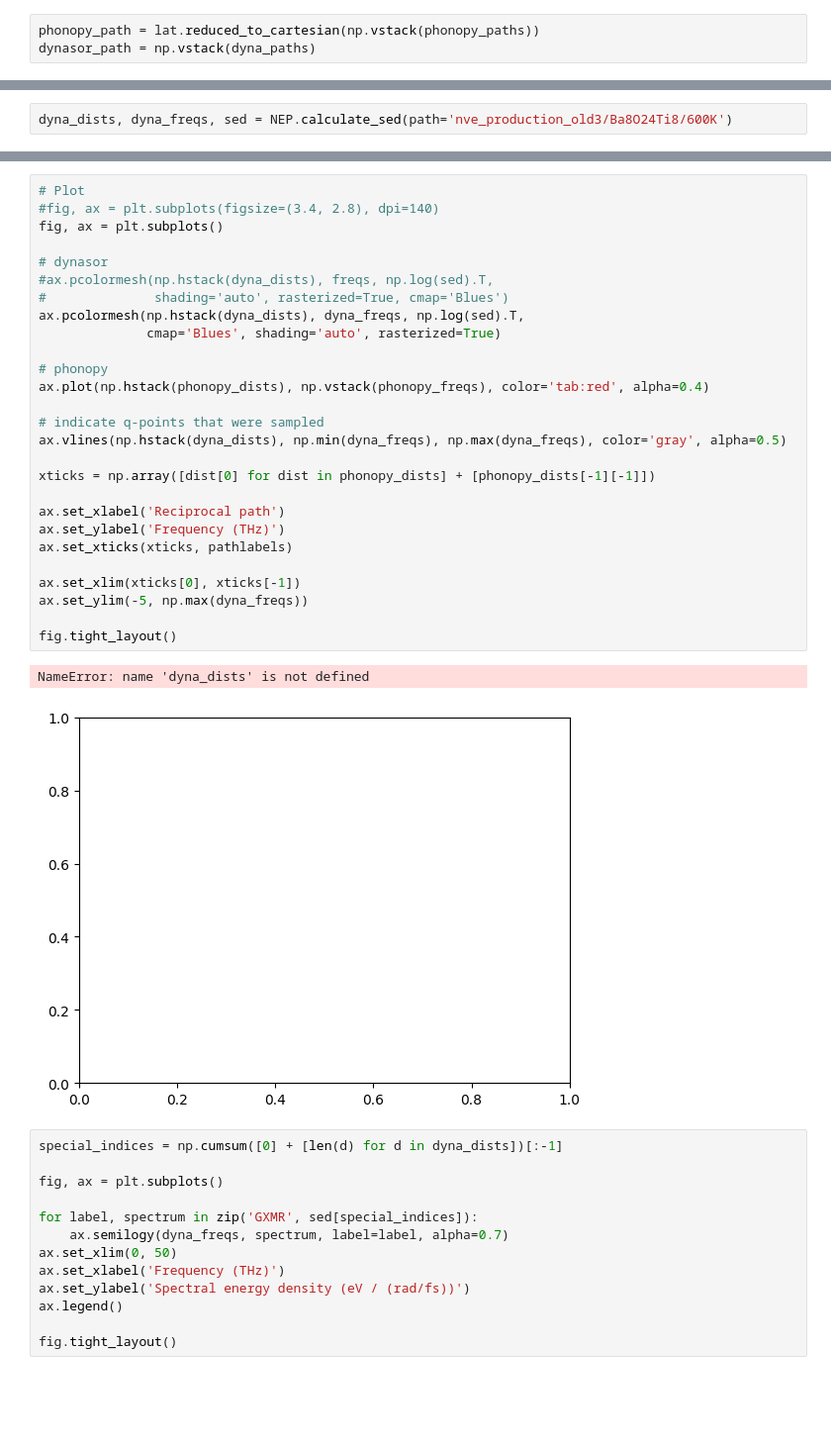
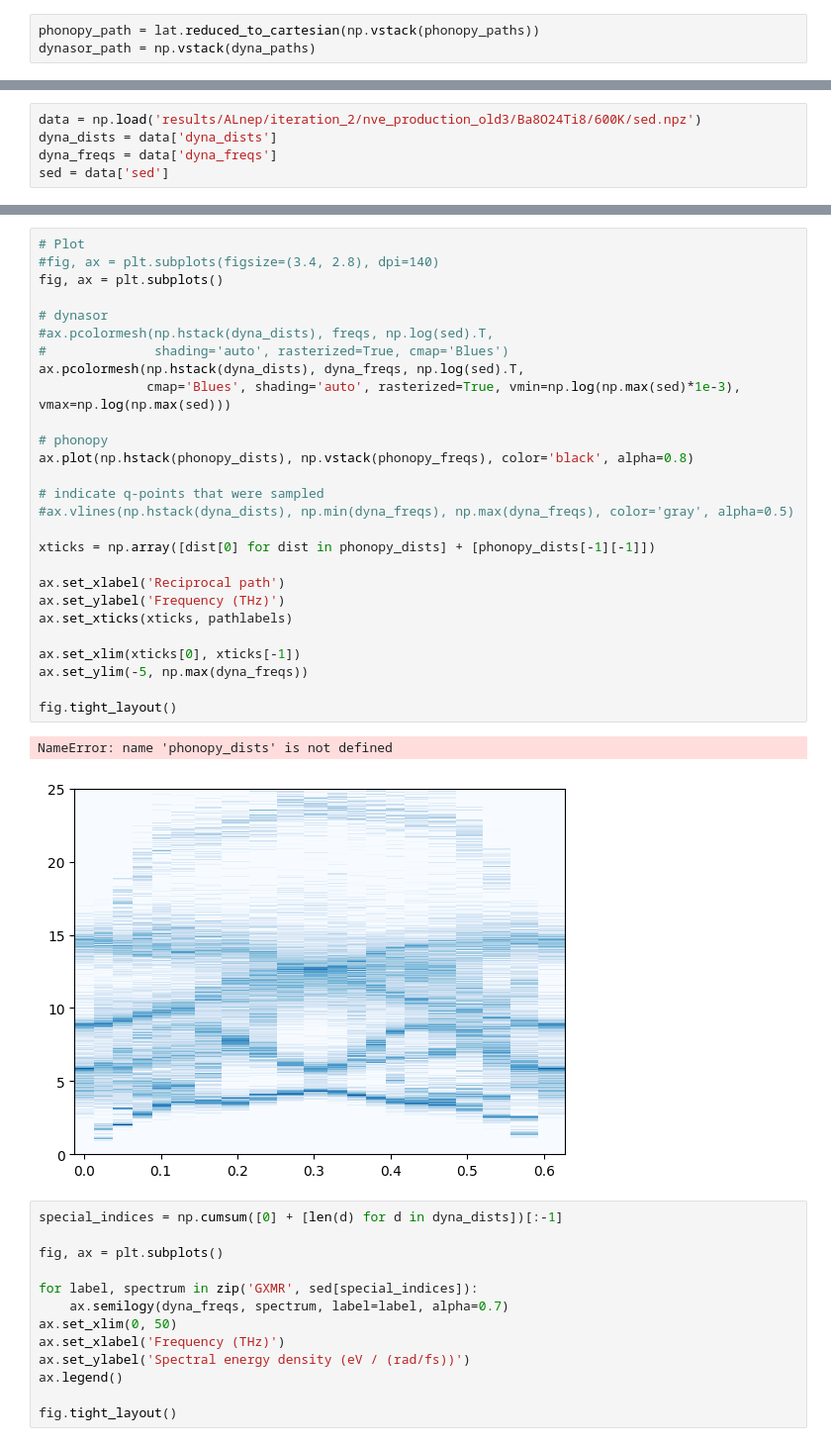
Before and after one commit to ThomasRavnborg/OxideSlabs, a Jupyter notebook: MLtraining.ipynb, the cells around one changed output, grey strips where cells are left out. Shown at 99% size. Drawn from its saved outputs; the diff is of its cells as text; blank space fills up the shorter version.

```diff
--- a/MLtraining.ipynb
+++ b/MLtraining.ipynb
@@ -2005,2 +1936,5 @@ ValueError: ideal_supercell must contain the same number of atoms as the traject
 # %%
-dyna_dists, dyna_freqs, sed = NEP.calculate_sed(path='nve_production_old3/Ba8O24Ti8/600K')
+data = np.load('results/ALnep/iteration_2/nve_production_old3/Ba8O24Ti8/600K/sed.npz')
+dyna_dists = data['dyna_dists']
+dyna_freqs = data['dyna_freqs']
+sed = data['sed']
@@ -2026,33 +1941,33 @@ ValueError: ideal_supercell must contain the same number of atoms as the traject
 # %%
 # Plot
 #fig, ax = plt.subplots(figsize=(3.4, 2.8), dpi=140)
 fig, ax = plt.subplots()
 
 # dynasor
 #ax.pcolormesh(np.hstack(dyna_dists), freqs, np.log(sed).T,
 #              shading='auto', rasterized=True, cmap='Blues')
 ax.pcolormesh(np.hstack(dyna_dists), dyna_freqs, np.log(sed).T,
-              cmap='Blues', shading='auto', rasterized=True)
+              cmap='Blues', shading='auto', rasterized=True, vmin=np.log(np.max(sed)*1e-3), vmax=np.log(np.max(sed)))
 
 # phonopy
-ax.plot(np.hstack(phonopy_dists), np.vstack(phonopy_freqs), color='tab:red', alpha=0.4)
+ax.plot(np.hstack(phonopy_dists), np.vstack(phonopy_freqs), color='black', alpha=0.8)
 
 # indicate q-points that were sampled
-ax.vlines(np.hstack(dyna_dists), np.min(dyna_freqs), np.max(dyna_freqs), color='gray', alpha=0.5)
+#ax.vlines(np.hstack(dyna_dists), np.min(dyna_freqs), np.max(dyna_freqs), color='gray', alpha=0.5)
 
 xticks = np.array([dist[0] for dist in phonopy_dists] + [phonopy_dists[-1][-1]])
 
 ax.set_xlabel('Reciprocal path')
 ax.set_ylabel('Frequency (THz)')
 ax.set_xticks(xticks, pathlabels)
 
 ax.set_xlim(xticks[0], xticks[-1])
 ax.set_ylim(-5, np.max(dyna_freqs))
 
 fig.tight_layout()
 # %% [output]
-NameError: name 'dyna_dists' is not defined
+NameError: name 'phonopy_dists' is not defined
-[figure, old version]
+[figure, new version]
 # %%
 special_indices = np.cumsum([0] + [len(d) for d in dyna_dists])[:-1]
 
```
Also changed, not shown: parts of 8 cells of this notebook, 2 other files.
